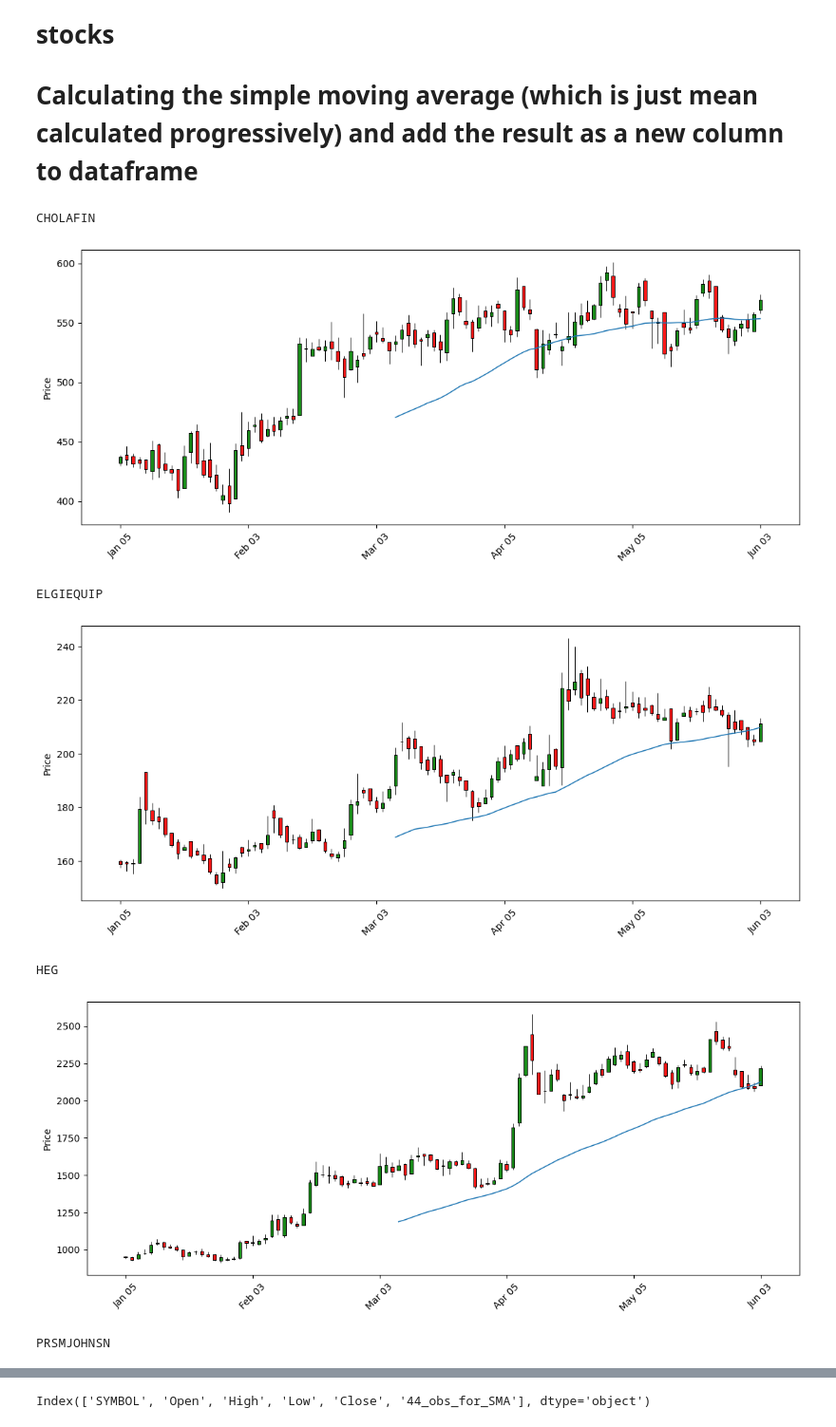
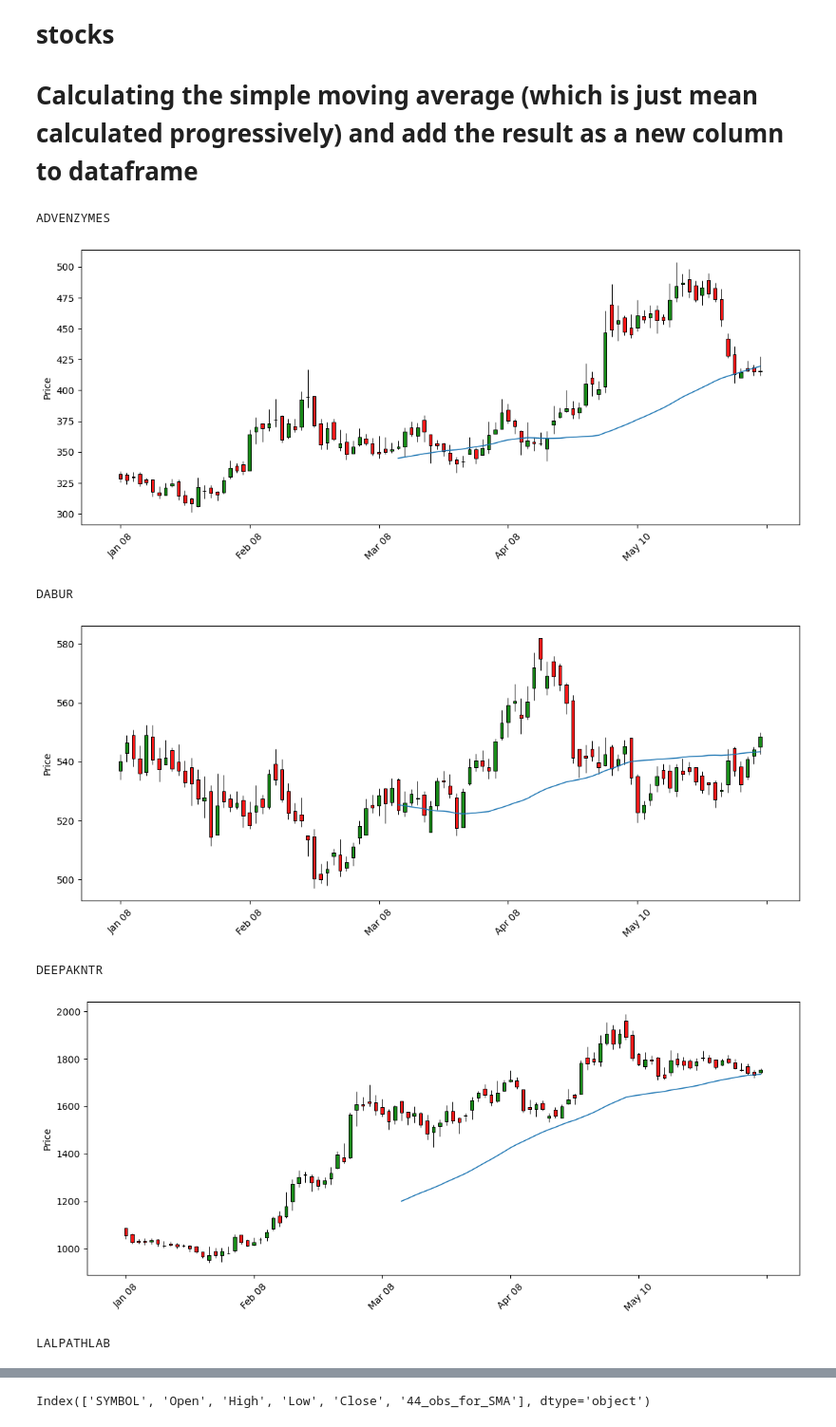
Before and after one commit to my8286/Stock-Analysis, a Jupyter notebook: Simple Moving Average.ipynb, the cells around one changed output, grey strips where cells are left out. Shown: that part at 95% size. Cells and saved outputs as stored; diff of their text form; code cells hidden in the pictures.

```diff
--- a/Simple Moving Average.ipynb
+++ b/Simple Moving Average.ipynb
@@ -51,8 +54,2 @@ s  = mpf.make_mpf_style(marketcolors=mc)
 # %%
 #rising_stock['Date'] = pd.to_datetime(rising_stock.Date)
-# %%
-d = datetime.today() - timedelta(days=180)
-print(d.year)
-print(d.month)
-
-print(d.day)
@@ -72,22 +65,13 @@ for index, row in nifty.iterrows():
 # %%
-
 for index, row in nifty.iterrows():
-    symbol="ACC" #row["Symbol"]
-    d = datetime.today() - timedelta(days=1)
-    day=datetime.now().day
-    month=datetime.now().month
-    year=datetime.now().year
-    df1=get_history(symbol,start=datetime(d.year,d.month,d.day),end=datetime(year,month,day))
-    df1=pd.DataFrame(df1)
-    #print(df1)
-    #df1
-    df1.reset_index('Date',inplace=True)
-    df1['Date'] = pd.to_datetime(df1.Date)
-    df1.set_index('Date',inplace=True)
-    df2=pd.read_csv(f'stocks/{symbol}.csv',index_col=0,parse_dates=True)
-    #df2.drop(df.head(2).index,inplace=True)
-    df3 = pd.concat([df2, df1])
-    df3.to_csv(f"stocks/{symbol}.csv")
-
-
-# Get history of stocks and store
+    try:
+        symbol=row["Symbol"]
+        d = datetime.today() - timedelta(days=150)
+        day=datetime.now().day
+        month=datetime.now().month
+        year=datetime.now().year
+        df=get_history(symbol,start=datetime(d.year,d.month,d.day),end=datetime(year,month,day))
+        data=pd.DataFrame(df)
+        data.to_csv(f"stocks/{symbol}.csv")
+    except:
+        print("exception occur")
@@ -110,40 +112,40 @@ list=[]
 for index, row in nifty.iterrows():
     symbol=row["Symbol"]
     #rising_stock=get_history(symbol,start=datetime(2021,1,1),end=datetime(datetime.now().year,datetime.now().month,datetime.now().day))
     rising_stock=pd.read_csv(f'stocks/{symbol}.csv',index_col=0,parse_dates=True)
     if rising_stock.shape[0]> 1:
         open=rising_stock['Open'][-1]
         close=rising_stock['Close'][-1]
         if open< close :
             SMA_window = 44
             rising_stock["44_obs_for_SMA"] = rising_stock["Close"].rolling(window=SMA_window).mean()
 
             sma_last=rising_stock["44_obs_for_SMA"][-1]
             sma_5=rising_stock["44_obs_for_SMA"][-5]
             sma_11=rising_stock["44_obs_for_SMA"][-11]
             sma_16=rising_stock["44_obs_for_SMA"][-16]
             sma_22=rising_stock["44_obs_for_SMA"][-22]
             sma_33=rising_stock["44_obs_for_SMA"][-33]
             sma_44=rising_stock["44_obs_for_SMA"][-44]
             high=rising_stock["High"][-1]
             low=rising_stock["Low"][-1]
-            price=close*(1/100)
-            if sma_44<sma_33 and sma_33<sma_22 and sma_22<sma_16 and sma_16<sma_11 and sma_11<sma_5 and sma_5<sma_last:
+            price=close*(2/100)
+            if sma_44<sma_33 and sma_33<sma_22 and sma_22<sma_16 and sma_16<sma_11 and sma_11<sma_5 and sma_5<sma_last and sma_11<sma_last and sma_16<sma_last and sma_22<sma_last:
                 if (high>= sma_last and low<= sma_last) or (abs(low-sma_last)<=price and low>=sma_last):
                     sublist=[]
                     sublist.append(symbol)
                     list.append(sublist)
                     #rising_stock.reset_index('Date',inplace=True)
                     #rising_stock['Date'] = pd.to_datetime(rising_stock.Date)
                     #rising_stock.set_index('Date',inplace=True)
                     print(symbol)
-
+                    #df["pivots"]=np.nan
                     mpf.plot(rising_stock,type='candle',figratio=(38,15),mav=44,style=s)
 # %% [output]
-CHOLAFIN
+ADVENZYMES
-[figure, old version]
+[figure, new version]
-ELGIEQUIP
+DABUR
-[figure, old version]
+[figure, new version]
-HEG
+DEEPAKNTR
-[figure, old version]
+[figure, new version]
-PRSMJOHNSN
+LALPATHLAB
```
Also changed, not shown: parts of 12 cells of this notebook, 13 other files.
